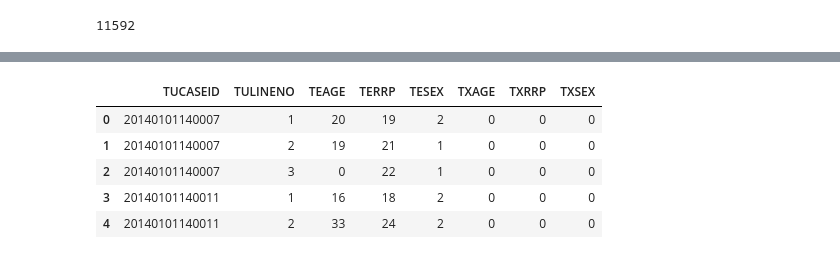
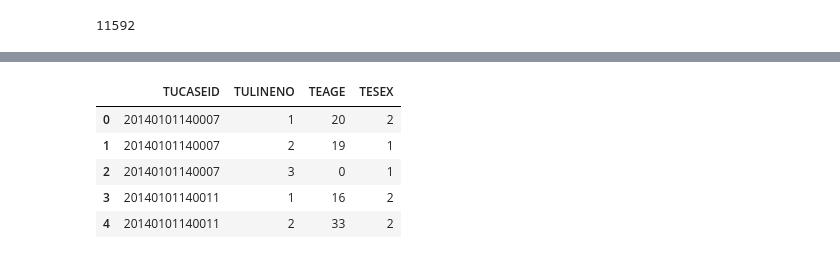
Before and after one commit to katjackson/atus-analysis, a Jupyter notebook: scratchpad.ipynb, the cells around one changed output, grey strips where cells are left out. Cells and saved outputs as stored; diff of their text form; code cells hidden in the pictures.

```diff
--- a/scratchpad.ipynb
+++ b/scratchpad.ipynb
@@ -87,12 +134,13 @@ len(respondent)
 # %%
 roster = pd.read_csv('data/atusrost_2014.dat')
+roster.drop(['TXSEX', 'TXRRP', 'TXAGE', 'TERRP'], 1, inplace=True)
 roster.head()
 # %% [output]
-|  | TUCASEID | TULINENO | TEAGE | TERRP | TESEX | TXAGE | TXRRP | TXSEX |
-| 0 | 20140101140007 | 1 | 20 | 19 | 2 | 0 | 0 | 0 |
-| 1 | 20140101140007 | 2 | 19 | 21 | 1 | 0 | 0 | 0 |
-| 2 | 20140101140007 | 3 | 0 | 22 | 1 | 0 | 0 | 0 |
-| 3 | 20140101140011 | 1 | 16 | 18 | 2 | 0 | 0 | 0 |
-| 4 | 20140101140011 | 2 | 33 | 24 | 2 | 0 | 0 | 0 |
+|  | TUCASEID | TULINENO | TEAGE | TESEX |
+| 0 | 20140101140007 | 1 | 20 | 2 |
+| 1 | 20140101140007 | 2 | 19 | 1 |
+| 2 | 20140101140007 | 3 | 0 | 1 |
+| 3 | 20140101140011 | 1 | 16 | 2 |
+| 4 | 20140101140011 | 2 | 33 | 2 |
 # %%
 roster = roster[roster['TULINENO'] == 1]
```
Also changed, not shown: parts of 52 cells of this notebook, 1 other file.
